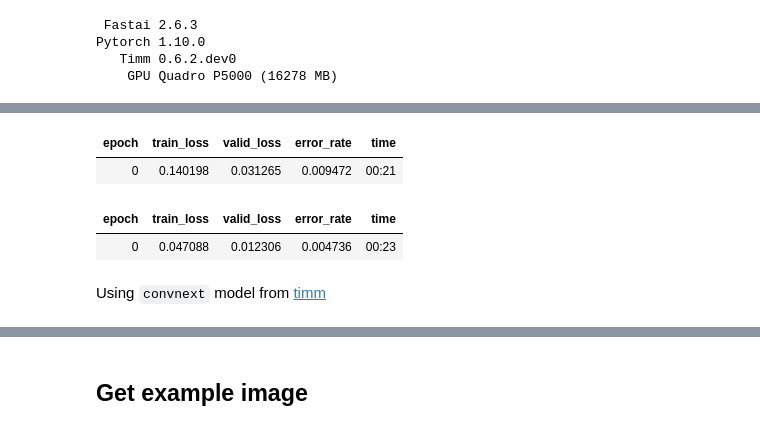
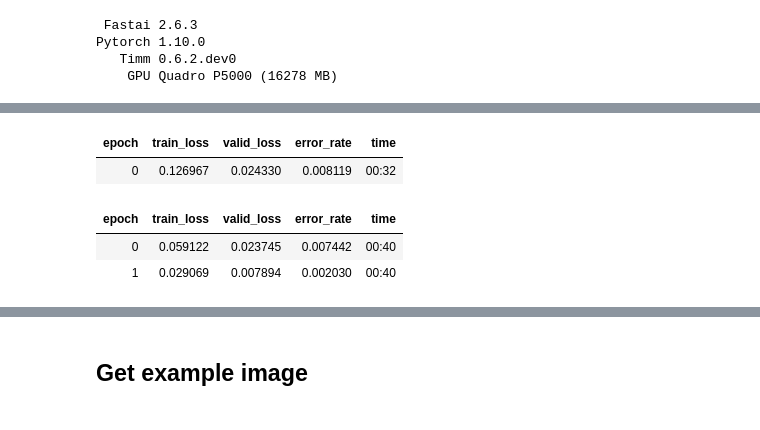
Before and after one commit to lukexyz/crystal-ball, a Jupyter notebook: nbs/01_Interpretation.ipynb, the cells around one changed output, grey strips where cells are left out. Saved outputs shown, nothing was run; the diff lists cells and outputs as text; code cells hidden in the pictures.

```diff
--- a/nbs/01_Interpretation.ipynb
+++ b/nbs/01_Interpretation.ipynb
@@ -35,12 +37,11 @@ dls = ImageDataLoaders.from_name_func(
     label_func=is_cat, item_tfms=Resize(224), bs=64)
 # %%
 # resnet learner
-learn = vision_learner(dls, resnet34, metrics=error_rate).to_fp16()
-learn.fine_tune(1)
+learn = vision_learner(dls, resnet34, metrics=error_rate)
+learn.fine_tune(2)
 # %% [output]
 | epoch | train_loss | valid_loss | error_rate | time |
-| 0 | 0.140198 | 0.031265 | 0.009472 | 00:21 |
+| 0 | 0.126967 | 0.024330 | 0.008119 | 00:32 |
 | epoch | train_loss | valid_loss | error_rate | time |
-| 0 | 0.047088 | 0.012306 | 0.004736 | 00:23 |
+| 0 | 0.059122 | 0.023745 | 0.007442 | 00:40 |
+| 1 | 0.029069 | 0.007894 | 0.002030 | 00:40 |
-# %% [markdown]
-Using `convnext` model from [timm](https://github.com/rwightman/pytorch-image-models)
```
Also changed, not shown: parts of 16 cells of this notebook.
